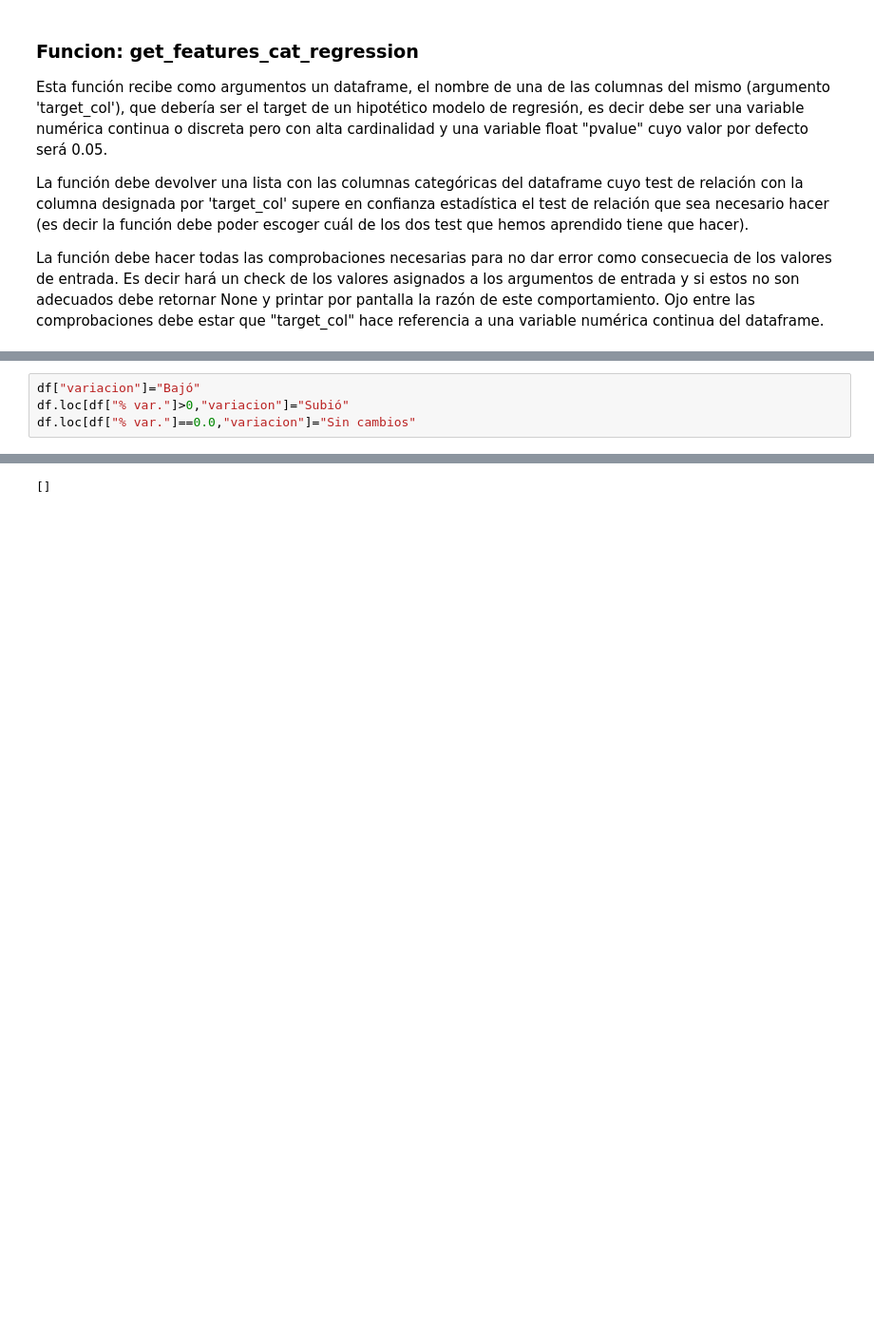
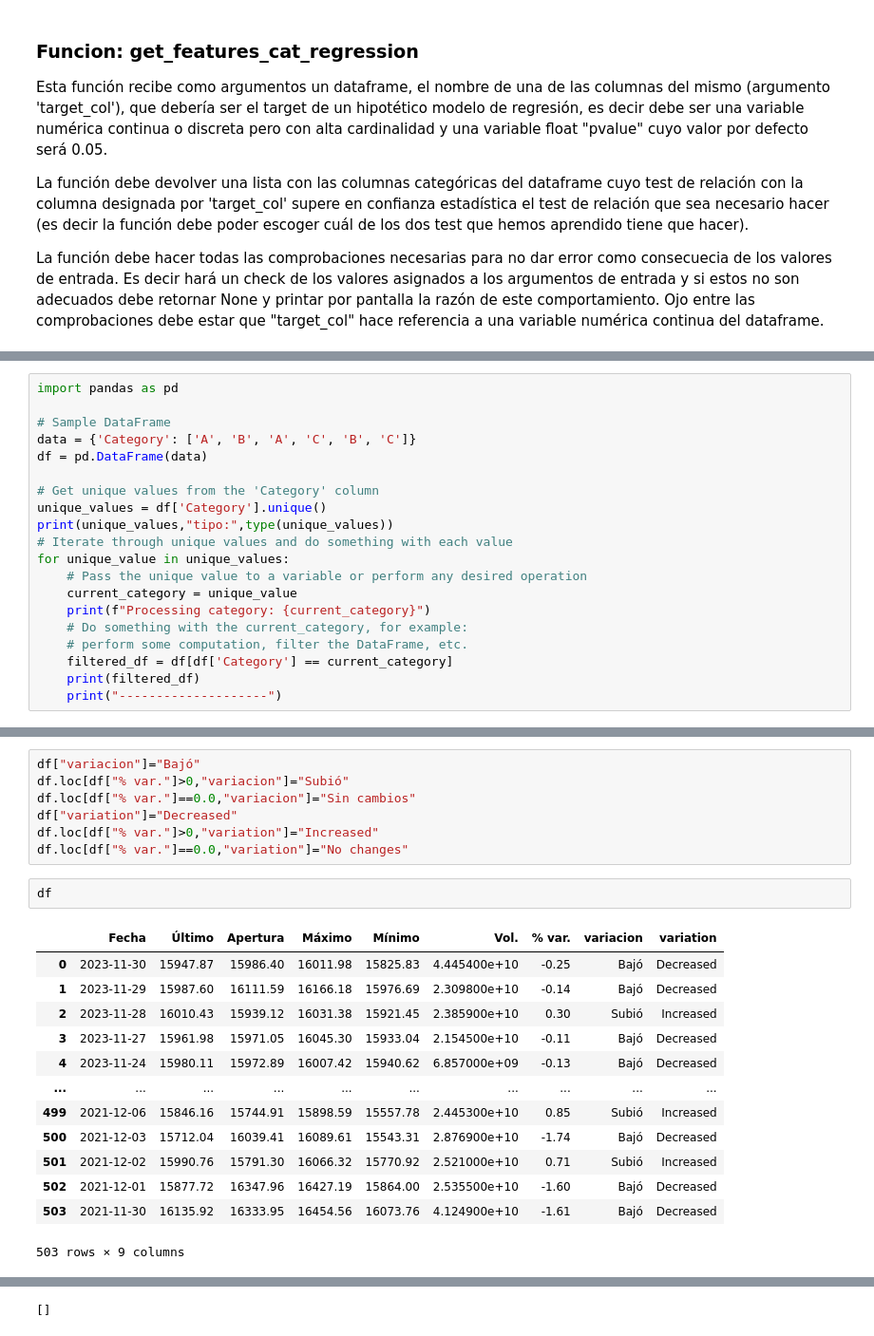
Before and after one commit to jorgegmayorgas/hundirlaflota, a Jupyter notebook: team_challenge/tercero/jorge/toolbox.ipynb, the cells around one changed output, grey strips where cells are left out. Shown at 95% size. Cells and saved outputs as stored; diff of their text form; blank space fills up the shorter version.

```diff
--- a/team_challenge/tercero/jorge/toolbox.ipynb
+++ b/team_challenge/tercero/jorge/toolbox.ipynb
@@ -405,0 +434,20 @@ def get_features_cat_regression(df:pd.DataFrame,target_col:str="", pvalue=0.05):
+# %%
+import pandas as pd
+
+# Sample DataFrame
+data = {'Category': ['A', 'B', 'A', 'C', 'B', 'C']}
+df = pd.DataFrame(data)
+
+# Get unique values from the 'Category' column
+unique_values = df['Category'].unique()
+print(unique_values,"tipo:",type(unique_values))
+# Iterate through unique values and do something with each value
+for unique_value in unique_values:
+    # Pass the unique value to a variable or perform any desired operation
+    current_category = unique_value
+    print(f"Processing category: {current_category}")
+    # Do something with the current_category, for example:
+    # perform some computation, filter the DataFrame, etc.
+    filtered_df = df[df['Category'] == current_category]
+    print(filtered_df)
+    print("--------------------")
@@ -407,4 +472,23 @@ def get_features_cat_regression(df:pd.DataFrame,target_col:str="", pvalue=0.05):
 df["variacion"]="Bajó"
 df.loc[df["% var."]>0,"variacion"]="Subió"
 df.loc[df["% var."]==0.0,"variacion"]="Sin cambios"
+df["variation"]="Decreased"
+df.loc[df["% var."]>0,"variation"]="Increased"
+df.loc[df["% var."]==0.0,"variation"]="No changes"
+# %%
+df
+# %% [output]
+|  | Fecha | Último | Apertura | Máximo | Mínimo | Vol. | % var. | variacion | variation |
+| 0 | 2023-11-30 | 15947.87 | 15986.40 | 16011.98 | 15825.83 | 4.445400e+10 | -0.25 | Bajó | Decreased |
+| 1 | 2023-11-29 | 15987.60 | 16111.59 | 16166.18 | 15976.69 | 2.309800e+10 | -0.14 | Bajó | Decreased |
+| 2 | 2023-11-28 | 16010.43 | 15939.12 | 16031.38 | 15921.45 | 2.385900e+10 | 0.30 | Subió | Increased |
+| 3 | 2023-11-27 | 15961.98 | 15971.05 | 16045.30 | 15933.04 | 2.154500e+10 | -0.11 | Bajó | Decreased |
+| 4 | 2023-11-24 | 15980.11 | 15972.89 | 16007.42 | 15940.62 | 6.857000e+09 | -0.13 | Bajó | Decreased |
+| ... | ... | ... | ... | ... | ... | ... | ... | ... | ... |
+| 499 | 2021-12-06 | 15846.16 | 15744.91 | 15898.59 | 15557.78 | 2.445300e+10 | 0.85 | Subió | Increased |
+| 500 | 2021-12-03 | 15712.04 | 16039.41 | 16089.61 | 15543.31 | 2.876900e+10 | -1.74 | Bajó | Decreased |
+| 501 | 2021-12-02 | 15990.76 | 15791.30 | 16066.32 | 15770.92 | 2.521000e+10 | 0.71 | Subió | Increased |
+| 502 | 2021-12-01 | 15877.72 | 16347.96 | 16427.19 | 15864.00 | 2.535500e+10 | -1.60 | Bajó | Decreased |
+| 503 | 2021-11-30 | 16135.92 | 16333.95 | 16454.56 | 16073.76 | 4.124900e+10 | -1.61 | Bajó | Decreased |
+503 rows × 9 columns
 # %%
```
Also changed, not shown: parts of 5 cells of this notebook.
